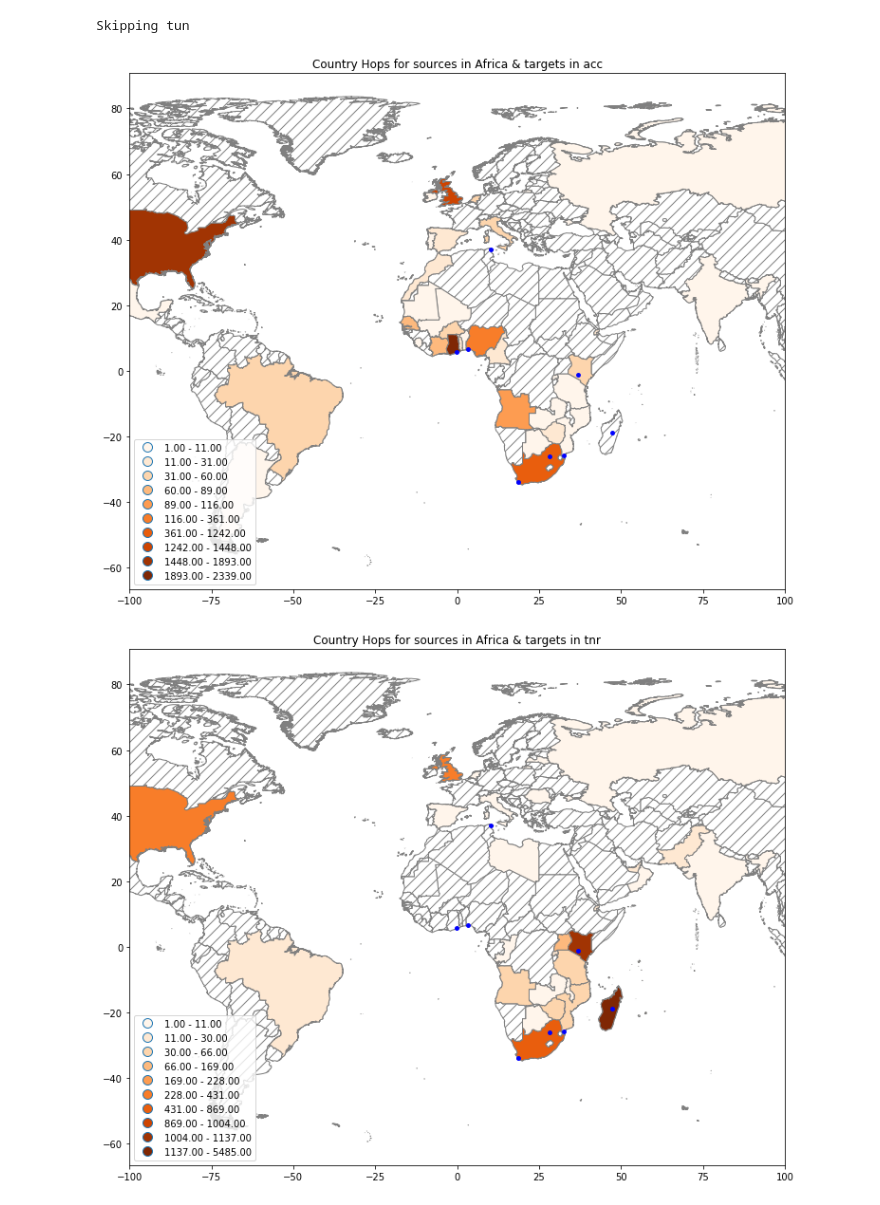
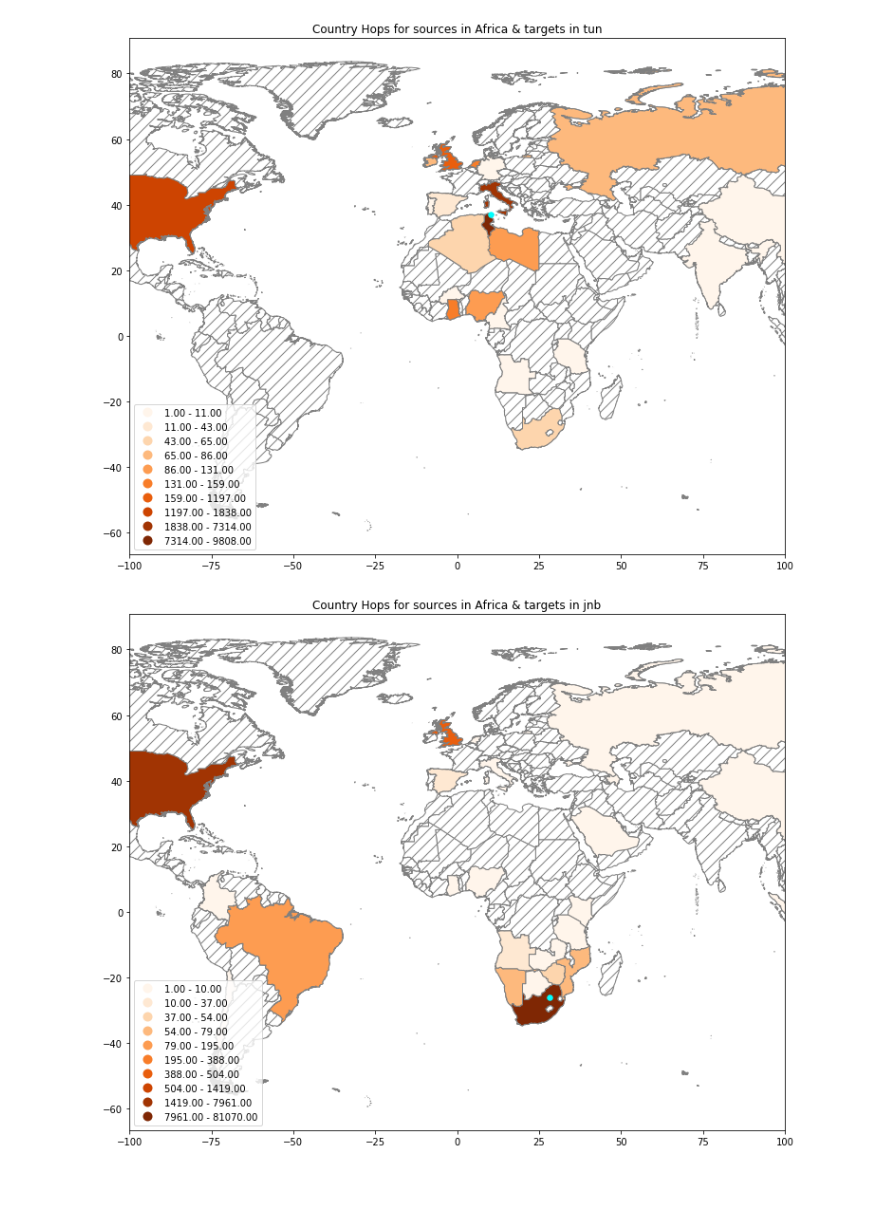
Before and after one commit to stephen-soltesz/ipython-testing, a Jupyter notebook: geomaps-example.ipynb, the cells around one changed output. Cells and saved outputs as stored; diff of their text form; code cells hidden in the pictures.

```diff
--- a/geomaps-example.ipynb
+++ b/geomaps-example.ipynb
@@ -218,23 +271,25 @@ Text(0.5,1,'Download Rates (Mbps)')
 # %%
 df_hops = {}
-for site in ['jnb', 'cpt', 'mpm', 'tnr', 'nbo', 'los', 'acc', 'tun']:
-    print site
-    df_hops[site] = run_query("""
-select
+for metro in african_metros:
+    print metro,
+    df_hops[metro] = run_query("""
+SELECT
   paris_traceroute_hop.dest_geolocation.country_code as dest_country_code,
-  count(*) as hops
-from
+  COUNT(*) as hops
+
+FROM
   `measurement-lab.traceroute.base`
 
-where
-      TIMESTAMP_TRUNC(log_time, DAY) = TIMESTAMP("2018-11-01")
+WHERE
+      TIMESTAMP_TRUNC(log_time, DAY) = TIMESTAMP("2018-11-16")
   AND REGEXP_CONTAINS(test_id, r"mlab[1-4].%s\d\d")
   AND connection_spec.client_geolocation.continent_code = "AF"
+  AND (REGEXP_CONTAINS(test_id, ".*3010.paris.gz") OR REGEXP_CONTAINS(test_id, ".*3001.paris.gz"))
 
 GROUP BY
   dest_country_code
 
 ORDER BY
   hops desc
-""" % site)
+""" % metro)
 # %% [output]
@@ -249,20 +297,17 @@ tun
 # %%
-eu_af = globe
+for metro in african_metros:
+    if not len(df_hops[metro]):
+        print "Skipping %s" % metro
+        continue
 
-for site in df_hops:
-    if not len(df_hops[site]):
-        print "Skipping %s" % site
-        continue
-    ax = globe.plot(column='default', color='white', edgecolor='grey', figsize=figsize, hatch="//")
+    hops_merged = globe.merge(df_hops[metro], left_on='ISO_A2', right_on='dest_country_code')
 
-    #ax = globe.plot(column='default', color='white', figsize=(16, 16), legend=True, legend_kwds={"loc": 3}, edgecolor='black')
-    hops_merged = eu_af.merge(df_hops[site], left_on='ISO_A2', right_on='dest_country_code')
-    #ax1 = hops_merged.dropna().plot(column='hops', cmap='Oranges', figsize=(16,16), scheme='Fisher_Jenks', k=10, legend=True, legend_kwds={"loc": 3}, edgecolor='black')
-    ax1 = hops_merged.dropna().plot(ax=ax, column='hops', cmap='Oranges', scheme='Fisher_Jenks', k=10, legend=True, legend_kwds={"loc": 3}, edgecolor='grey')
-    ax1.set_title('Country Hops for sources in Africa & targets in %s' % site)
-    africa_locations.plot(ax=ax1, color='blue', markersize=15)
-    ax1.set_xbound(-100, 100)
+    ax1 = globe.plot(column='default', color='white', edgecolor='grey', figsize=figsize, hatch="//")
+    ax2 = hops_merged.plot(ax=ax1, column='hops', cmap='Oranges', scheme='Fisher_Jenks',
+                           k=colors, legend=True, legend_kwds={"loc": 3}, edgecolor='grey')
+    ax2.set_title('Country Hops for sources in Africa & targets in %s' % metro)
+    africa_locations[africa_locations.metro == metro].plot(ax=ax2, color='cyan', markersize=30)
+    ax2.set_xbound(-100, 100)
 # %% [output]
-Skipping tun
-[figure, old version]
+[figure, new version]
-[figure, old version]
+[figure, new version]
```
Also changed, not shown: parts of 21 cells of this notebook.
